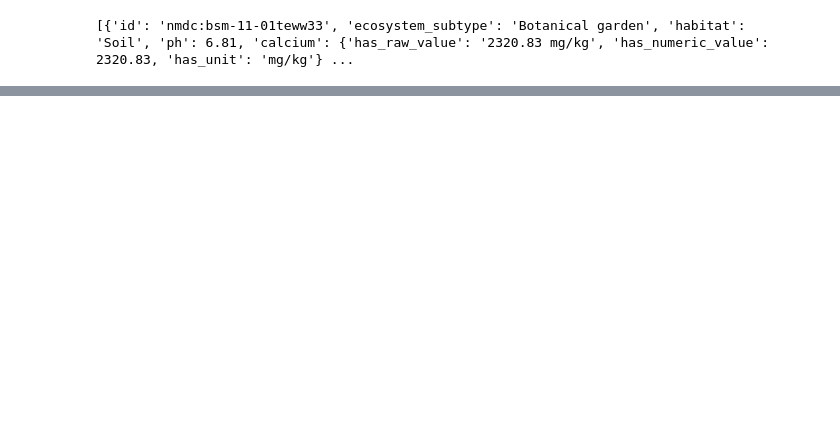
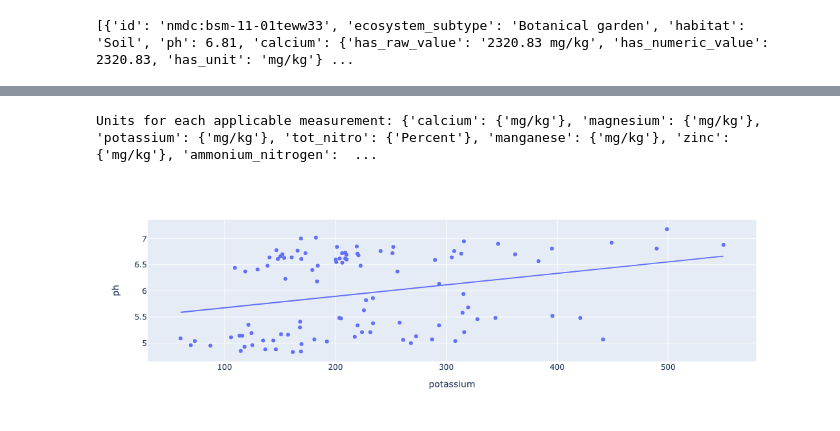
Before and after one commit to microbiomedata/nmdc_notebooks, a Jupyter notebook: bioscales_/python/bioscales.ipynb, the cells around one changed output, grey strips where cells are left out. Drawn from its saved outputs; the diff is of its cells as text; code cells hidden in the pictures; blank space fills up the shorter version.

```diff
--- a/bioscales_/python/bioscales.ipynb
+++ b/bioscales_/python/bioscales.ipynb
@@ -107,0 +108,12 @@ print(fields_list)
+# %%
+# Convert unit dictionary lists to set to remove redundant units
+units = {field: set(unit_list) for field, unit_list in units.items()}
+print(f"Units for each applicable measurement: {units}")
+# %% [output]
+Units for each applicable measurement: {'calcium': {'mg/kg'}, 'magnesium': {'mg/kg'}, 'potassium': {'mg/kg'}, 'tot_nitro': {'Percent'}, 'manganese': {'mg/kg'}, 'zinc': {'mg/kg'}, 'ammonium_nitrogen':  ...
+# %%
+# Look at potassium vs. ph
+fig = px.scatter(df, x="potassium", y="ph", trendline = "ols")
+fig.show()
+# %% [output]
+[figure, added]
```
Also changed, not shown: parts of 6 cells of this notebook.
